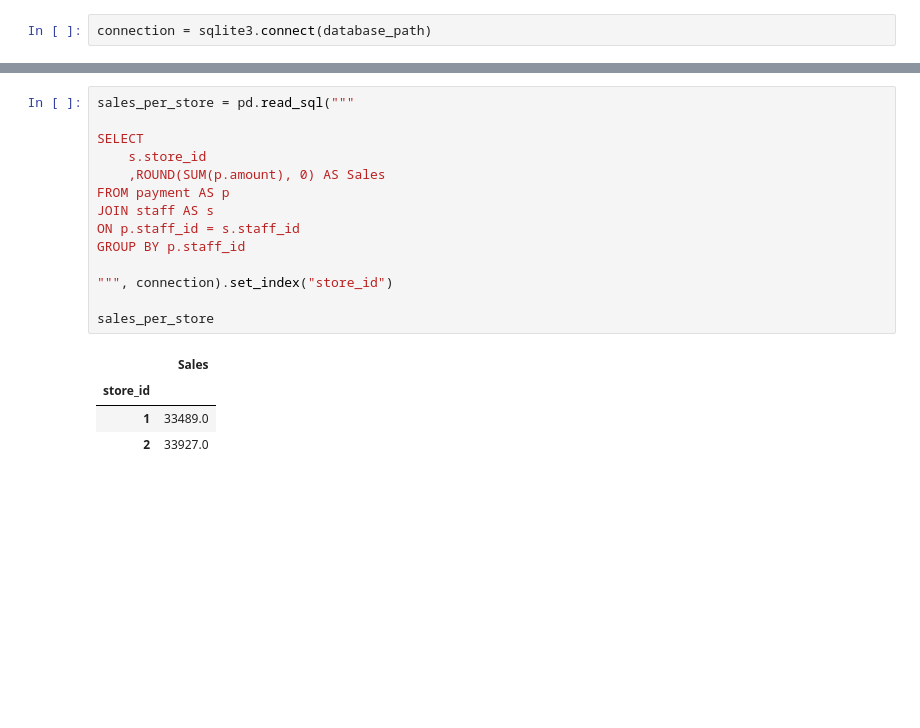
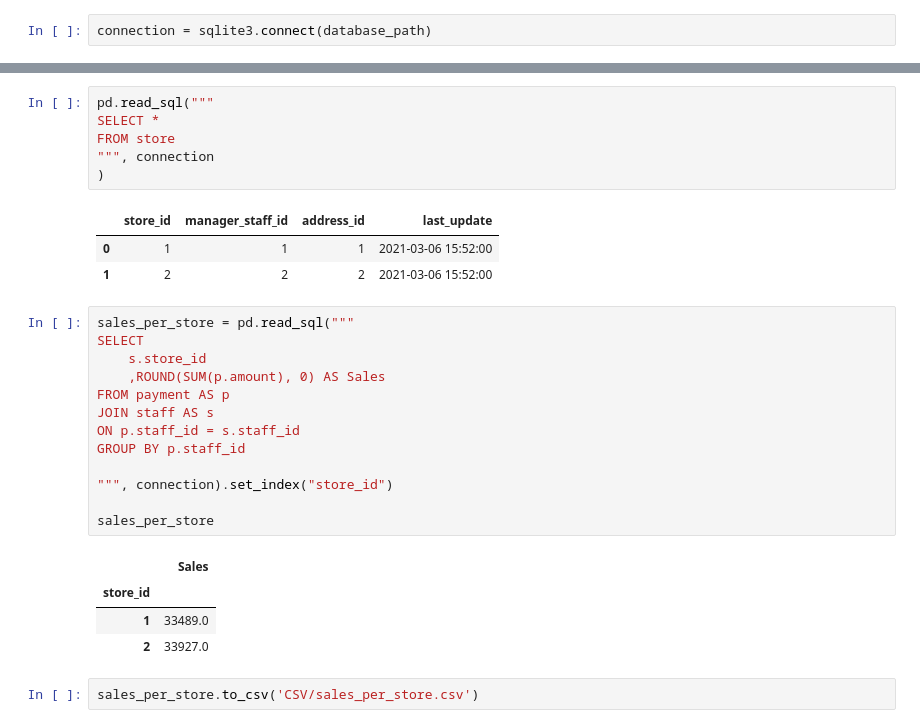
Before and after one commit to lukpras/SQL-Queries-Visualization, a Jupyter notebook: Movies Queries & Visualization.ipynb, the cells around one changed output, grey strips where cells are left out. Saved outputs shown, nothing was run; the diff lists cells and outputs as text; blank space fills up the shorter version.

```diff
--- a/Movies Queries & Visualization.ipynb
+++ b/Movies Queries & Visualization.ipynb
@@ -639,6 +634,15 @@ plt.show()
+# %%
+pd.read_sql("""
+SELECT *
+FROM store
+""", connection
+)
+# %% [output]
+|  | store_id | manager_staff_id | address_id | last_update |
+| 0 | 1 | 1 | 1 | 2021-03-06 15:52:00 |
+| 1 | 2 | 2 | 2 | 2021-03-06 15:52:00 |
 # %%
 sales_per_store = pd.read_sql("""
-
 SELECT
     s.store_id
     ,ROUND(SUM(p.amount), 0) AS Sales
@@ -655,6 +659,8 @@ sales_per_store
 | store_id |  |
 | 1 | 33489.0 |
 | 2 | 33927.0 |
+# %%
+sales_per_store.to_csv('CSV/sales_per_store.csv')
 # %%
 plt.style.use("seaborn")
 fig, ax = plt.subplots(figsize = (10,5))
```
Also changed, not shown: parts of 38 cells of this notebook, 4 other files.
